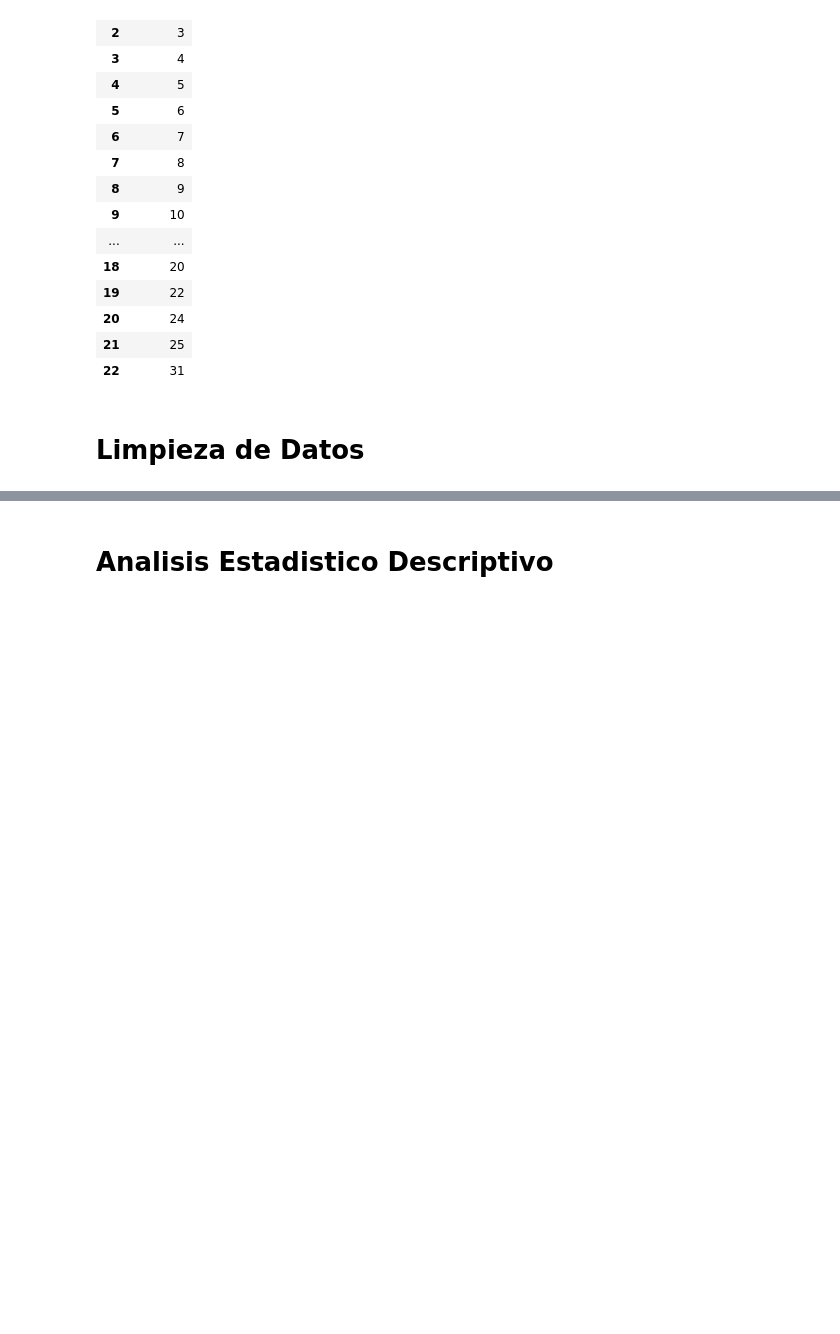
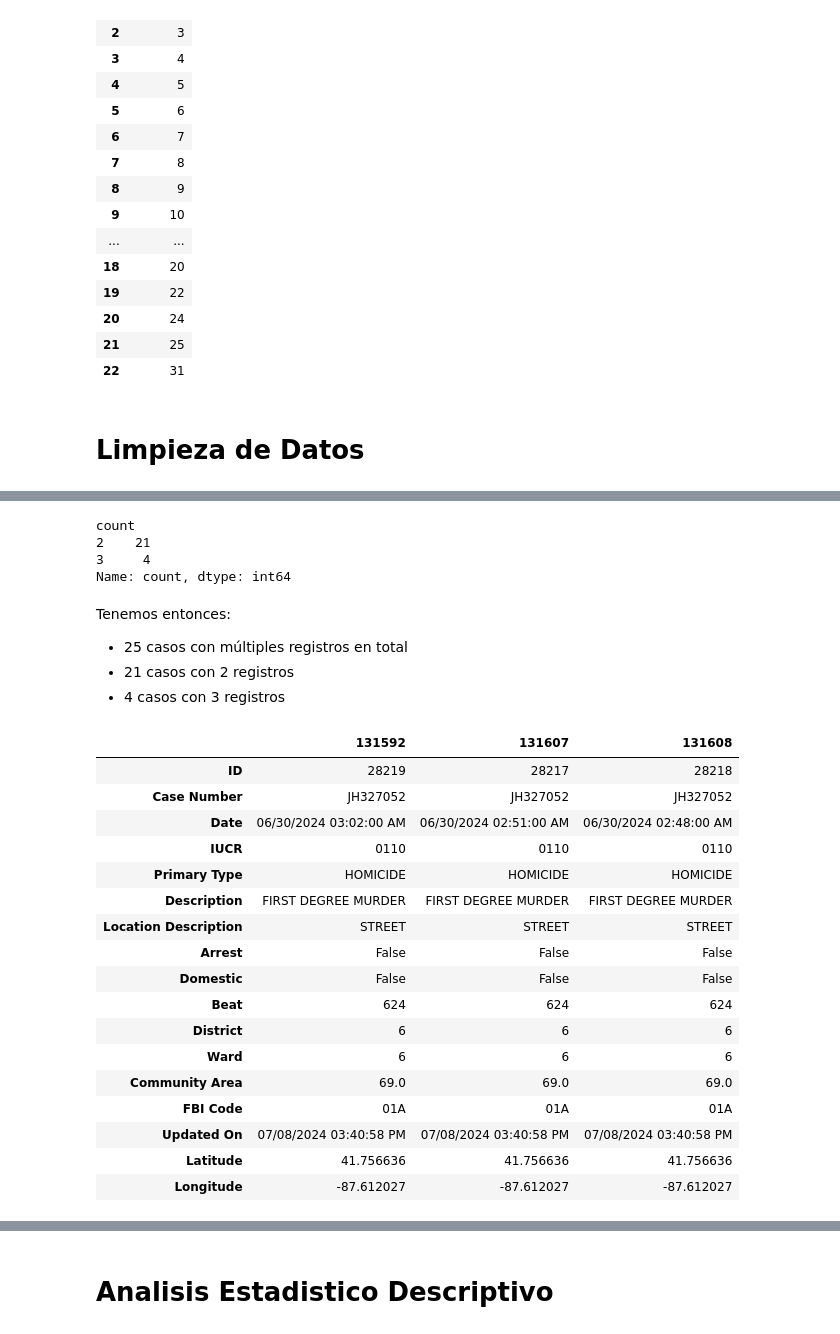
Before and after one commit to mbarquienero/Analisis_de_datos, a Jupyter notebook: chicago_crimenes.ipynb, the cells around one changed output, grey strips where cells are left out. Drawn from its saved outputs; the diff is of its cells as text; code cells hidden in the pictures; blank space fills up the shorter version.

Commit message:
Agrego uv, README y avanzo con limpieza de columnas

```diff
--- a/chicago_crimenes.ipynb
+++ b/chicago_crimenes.ipynb
@@ -23,5 +23,6 @@ import calendar
 ## Carga de datos
 # %%
 #  Cargar el dataset
-file_path = "C:\CEIA\Analisis_de_datos\Trabajo Final\Crimes_-_2024_20250315.csv"
+#file_path = "C:\CEIA\Analisis_de_datos\Trabajo Final\Crimes_-_2024_20250315.csv"
+file_path = "./Crimes_-_2024_20250315.csv"
 df = pd.read_csv(file_path)
@@ -105,0 +193,2 @@ distritos_df
+# %%
+df.drop(columns='Year', inplace=True)
@@ -105,0 +216,2 @@ distritos_df
+# %%
+df.drop(columns=['Location', 'X Coordinate', 'Y Coordinate', 'Block'], inplace=True)
@@ -105,0 +227,7 @@ distritos_df
+# %%
+aux = df['Case Number'].value_counts().reset_index()
+
+multi_row_cases = aux[aux['count'] > 1]
+
+# cuantos hay?
+multi_row_cases
@@ -105,0 +252,37 @@ distritos_df
+# %%
+multi_row_cases['count'].value_counts()
+# %% [output]
+count
+2    21
+3     4
+Name: count, dtype: int64
+# %% [markdown]
+Tenemos entonces:
+
+* 25 casos con múltiples registros en total
+* 21 casos con 2 registros
+* 4 casos con 3 registros
+# %%
+# vemos uno de los de 3
+sample_multirow_case = multi_row_cases['Case Number'][0]
+
+df[df['Case Number']==sample_multirow_case].T
+# %% [output]
+|  | 131592 | 131607 | 131608 |
+| ID | 28219 | 28217 | 28218 |
+| Case Number | JH327052 | JH327052 | JH327052 |
+| Date | 06/30/2024 03:02:00 AM | 06/30/2024 02:51:00 AM | 06/30/2024 02:48:00 AM |
+| IUCR | 0110 | 0110 | 0110 |
+| Primary Type | HOMICIDE | HOMICIDE | HOMICIDE |
+| Description | FIRST DEGREE MURDER | FIRST DEGREE MURDER | FIRST DEGREE MURDER |
+| Location Description | STREET | STREET | STREET |
+| Arrest | False | False | False |
+| Domestic | False | False | False |
+| Beat | 624 | 624 | 624 |
+| District | 6 | 6 | 6 |
+| Ward | 6 | 6 | 6 |
+| Community Area | 69.0 | 69.0 | 69.0 |
+| FBI Code | 01A | 01A | 01A |
+| Updated On | 07/08/2024 03:40:58 PM | 07/08/2024 03:40:58 PM | 07/08/2024 03:40:58 PM |
+| Latitude | 41.756636 | 41.756636 | 41.756636 |
+| Longitude | -87.612027 | -87.612027 | -87.612027 |
```
Also changed, not shown: parts of 27 cells of this notebook, 4 other files.
